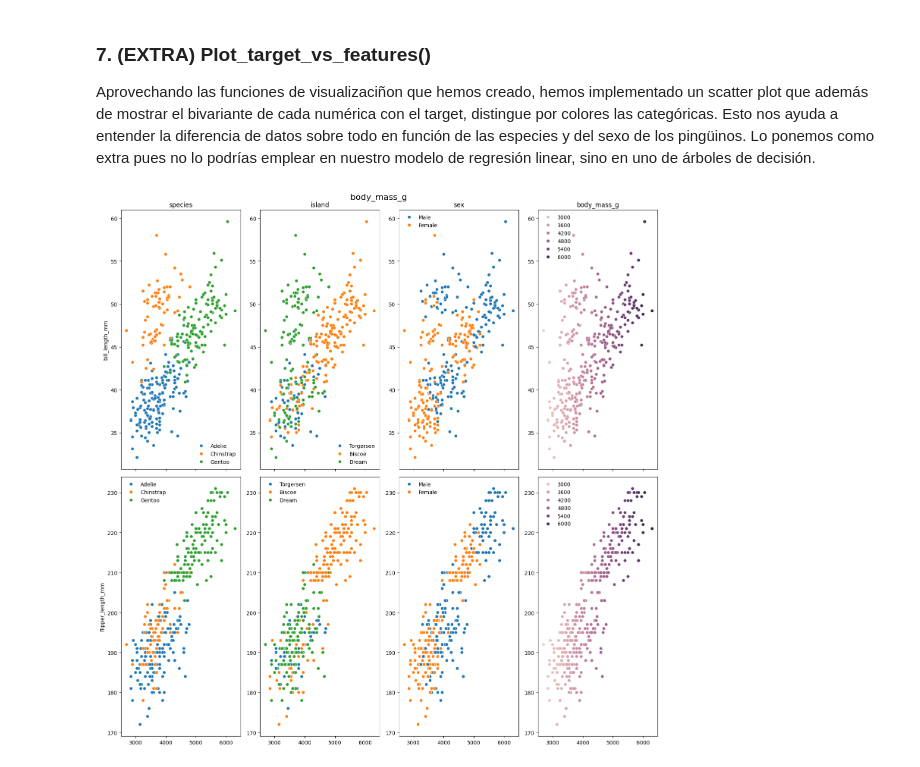
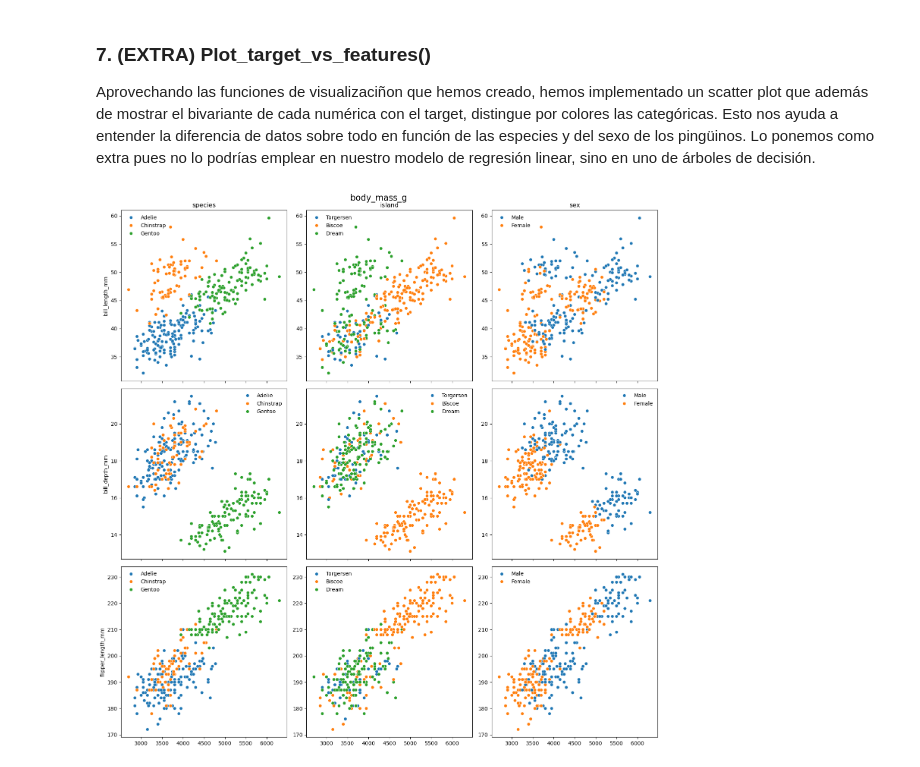
Before and after one commit to vrieraj/ToolBox_Team5, a Jupyter notebook: Ejemplo_Uso.ipynb, the cells around one changed output. Saved outputs shown, nothing was run; the diff lists cells and outputs as text; code cells hidden in the pictures.

```diff
--- a/Ejemplo_Uso.ipynb
+++ b/Ejemplo_Uso.ipynb
@@ -204,6 +208,6 @@ plot_features_cat_regression(df_penguins, target_col=target, columns=[], pvalue=
 
 Aprovechando las funciones de visualizaciñon que hemos creado, hemos implementado un scatter plot que además de mostrar el bivariante de cada numérica con el target, distingue por colores las categóricas. Esto nos ayuda a entender la diferencia de datos sobre todo en función de las especies y del sexo de los pingüinos. Lo ponemos como extra pues no lo podrías emplear en nuestro modelo de regresión linear, sino en uno de árboles de decisión.
 # %%
-plot_target_vs_features(df_penguins, target, features_cat, features_num)
+plot_target_vs_features(df_penguins, target, lista_categoricas, lista_numericas)
 # %% [output]
-[figure, old version]
+[figure, new version]
```
Also changed, not shown: parts of 5 cells of this notebook.
